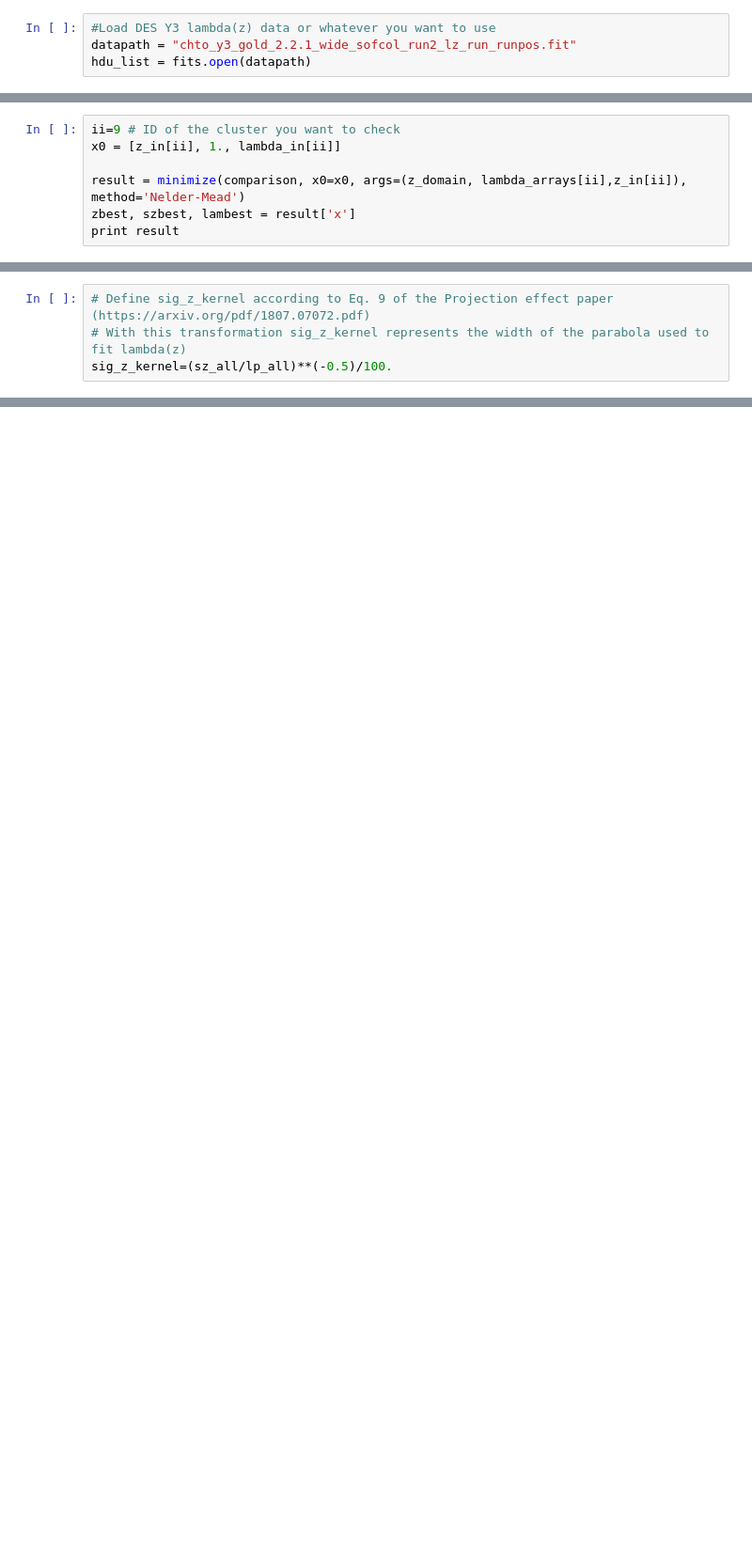
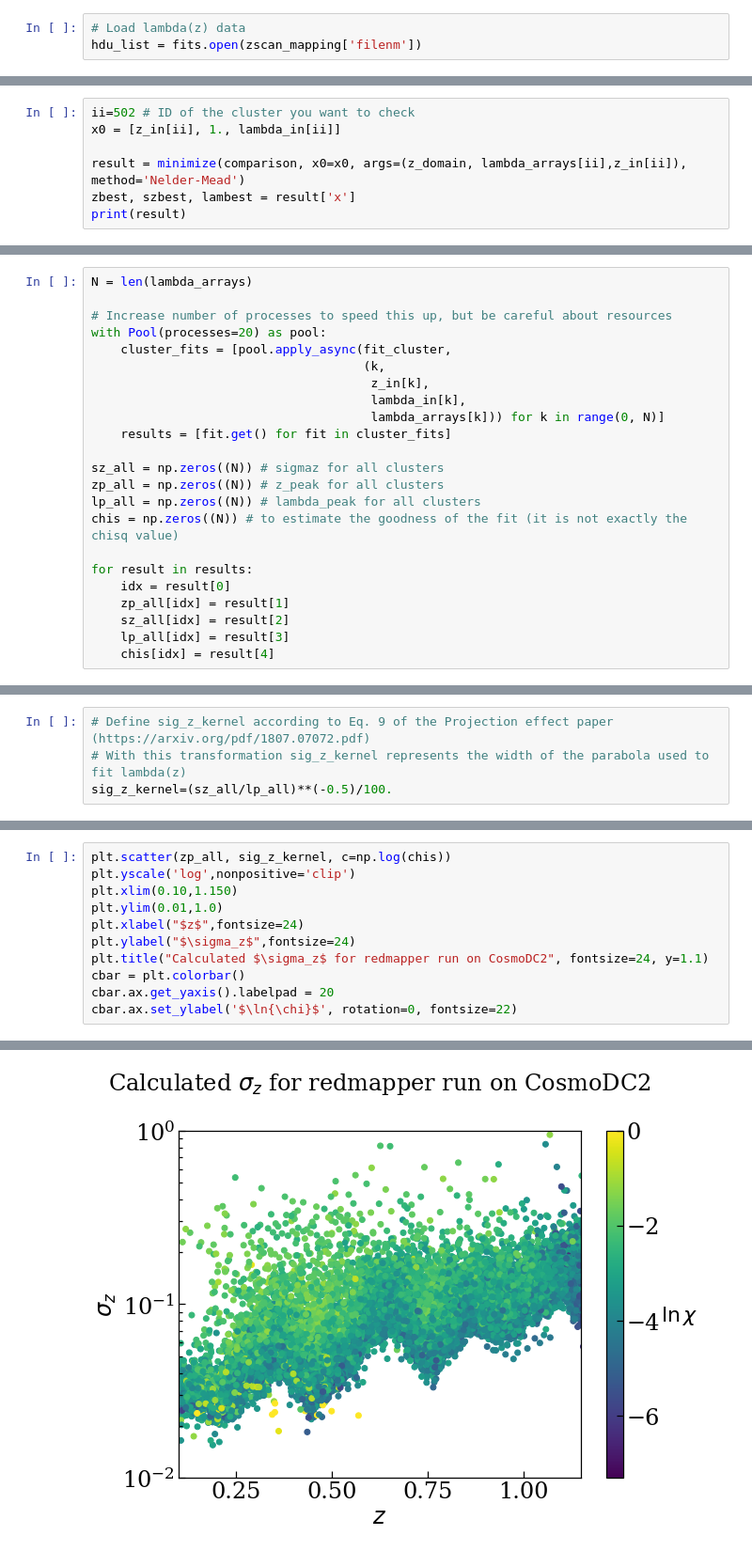
Before and after one commit to MCostanzi/sigma_z, a Jupyter notebook: RM_sigma_z_fit.ipynb, the cells around one changed output, grey strips where cells are left out. Shown at 94% size. Drawn from its saved outputs; the diff is of its cells as text; blank space fills up the shorter version.

```diff
--- a/RM_sigma_z_fit.ipynb
+++ b/RM_sigma_z_fit.ipynb
@@ -12,4 +61,3 @@ import matplotlib.pyplot as plt
 # %%
-#Load DES Y3 lambda(z) data or whatever you want to use
-datapath = "chto_y3_gold_2.2.1_wide_sofcol_run2_lz_run_runpos.fit"
-hdu_list = fits.open(datapath)
+# Load lambda(z) data
+hdu_list = fits.open(zscan_mapping['filenm'])
@@ -62,9 +137,9 @@ def comparison(params, z_domain, lambda_array,zin):
 # %% [markdown]
 Try this procedure on a single cluster
 # %%
-ii=9 # ID of the cluster you want to check
+ii=502 # ID of the cluster you want to check
 x0 = [z_in[ii], 1., lambda_in[ii]]
 
 result = minimize(comparison, x0=x0, args=(z_domain, lambda_arrays[ii],z_in[ii]), method='Nelder-Mead')
 zbest, szbest, lambest = result['x']
-print result
+print(result)
@@ -106,0 +191,23 @@ for i in xrange(0,N):
+# %%
+N = len(lambda_arrays)
+
+# Increase number of processes to speed this up, but be careful about resources
+with Pool(processes=20) as pool:
+    cluster_fits = [pool.apply_async(fit_cluster,
+                                     (k,
+                                      z_in[k],
+                                      lambda_in[k],
+                                      lambda_arrays[k])) for k in range(0, N)]
+    results = [fit.get() for fit in cluster_fits]
+
+sz_all = np.zeros((N)) # sigmaz for all clusters
+zp_all = np.zeros((N)) # z_peak for all clusters
+lp_all = np.zeros((N)) # lambda_peak for all clusters
+chis = np.zeros((N)) # to estimate the goodness of the fit (it is not exactly the chisq value)
+
+for result in results:
+    idx = result[0]
+    zp_all[idx] = result[1]
+    sz_all[idx] = result[2]
+    lp_all[idx] = result[3]
+    chis[idx] = result[4]
@@ -134,0 +266,12 @@ for i,idx in enumerate(idx_to_keep[:min(10,len(idx_to_keep))]):
+# %%
+plt.scatter(zp_all, sig_z_kernel, c=np.log(chis))
+plt.yscale('log',nonpositive='clip')
+plt.xlim(0.10,1.150)
+plt.ylim(0.01,1.0)
+plt.xlabel("$z$",fontsize=24)
+plt.ylabel("$\sigma_z$",fontsize=24)
+plt.title("Calculated $\sigma_z$ for redmapper run on CosmoDC2", fontsize=24, y=1.1)
+cbar = plt.colorbar()
+cbar.ax.get_yaxis().labelpad = 20
+cbar.ax.set_ylabel('$\ln{\chi}$', rotation=0, fontsize=22)
+# %% [output]
@@ -134,0 +279 @@ for i,idx in enumerate(idx_to_keep[:min(10,len(idx_to_keep))]):
+[figure, added]
```
Also changed, not shown: parts of 14 cells of this notebook, 3 other files.
